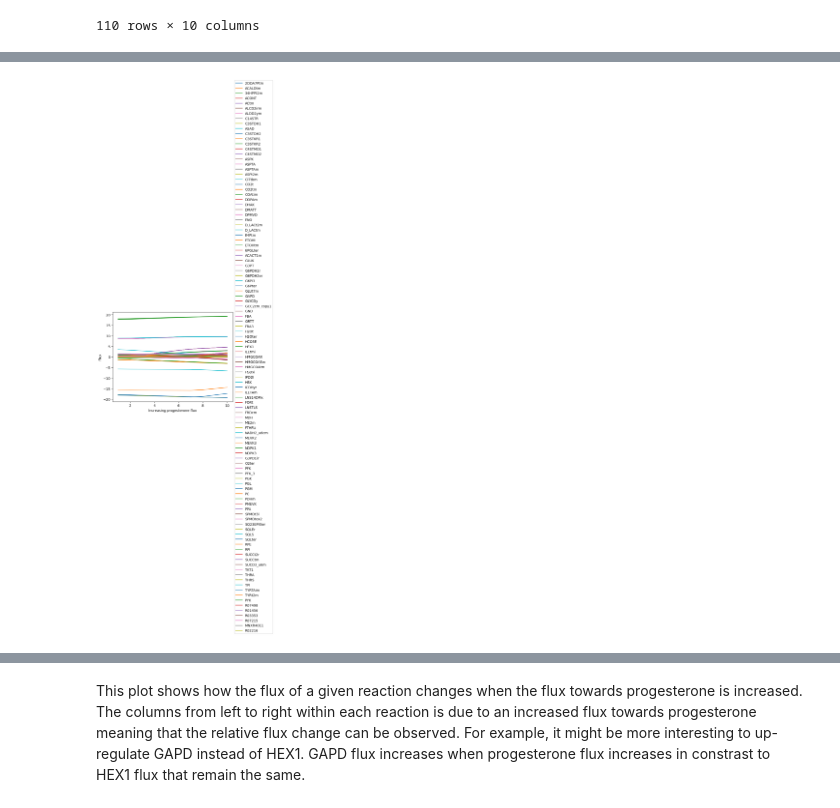
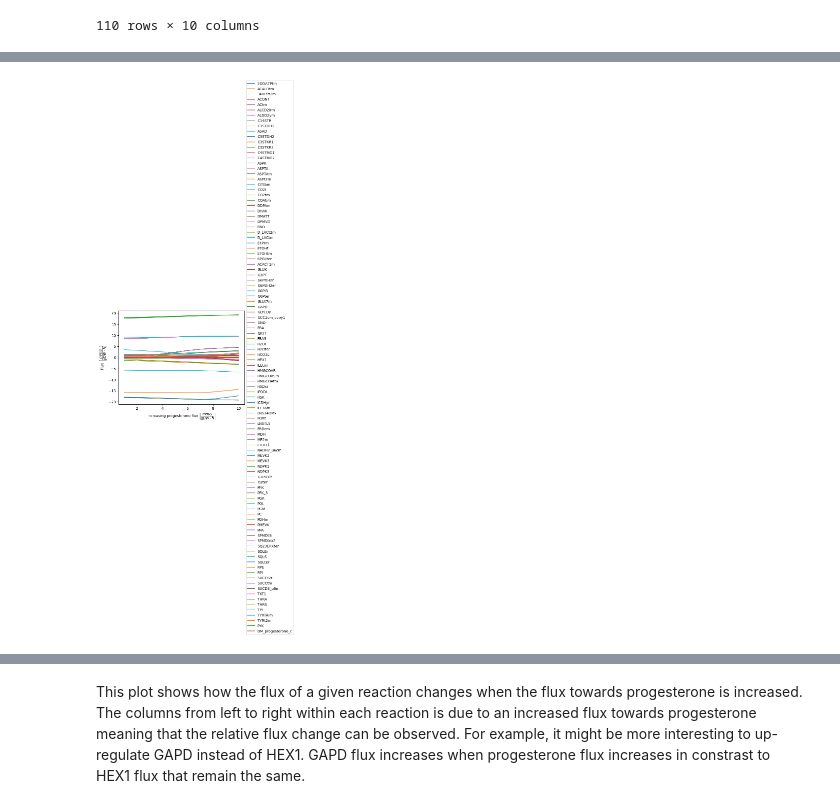
Before and after one commit to 27410/27410-group-assigment-group_3, a Jupyter notebook: 05_knockout_analysis.ipynb, the cells around one changed output, grey strips where cells are left out. Cells and saved outputs as stored; diff of their text form; code cells hidden in the pictures.

```diff
--- a/05_knockout_analysis.ipynb
+++ b/05_knockout_analysis.ipynb
@@ -378,6 +363,7 @@ Name: 1, Length: 110, dtype: float64
 # %%
-# Remove reactions that are a part of the heterologous pathway
-# HP = ['R07498', 'R05703', 'R01456', 'R02216', 'R03353', 'R07215', 'R04804', 'ECYP11A1', '4-methylpentanal sink']
-# for reac in HP:
-#    if reac in df[0]:
-#        target_reactions_df = df[df['relative_change_in_flux'] > 0.9]
+# remove reactions that are a part of the introduced heterologous pathway except DM_progesterone_c for reference
+HP = ['R07498', 'R05703', 'R01456', 'R02216', 'R03353', 'R07215', 'R04804', 'MNXR4011', 'ECYP11A1', '4-methylpentanal sink']
+for reac in df.index:
+    if reac in HP:
+        df = df.drop(reac)
+df
@@ -384,9 +384,9 @@ Name: 1, Length: 110, dtype: float64
 # %%
 # plot FSEOF analysis
 df.T.plot()
 plt.legend(loc='center left', bbox_to_anchor=(1, 0.5))
-plt.xlabel("Increasing progesterone flux");
-plt.ylabel(r"Flux");
+plt.xlabel(r"Increasing progesterone flux $\left[\dfrac{mmol}{gDW\cdot h}\right]$");
+plt.ylabel(r"Flux $\left[\dfrac{mmol}{gDW\cdot h}\right]$");
 plt.show()
 # %% [output]
-[figure, old version]
+[figure, new version]
```
Also changed, not shown: parts of 16 cells of this notebook, 1 other file.
